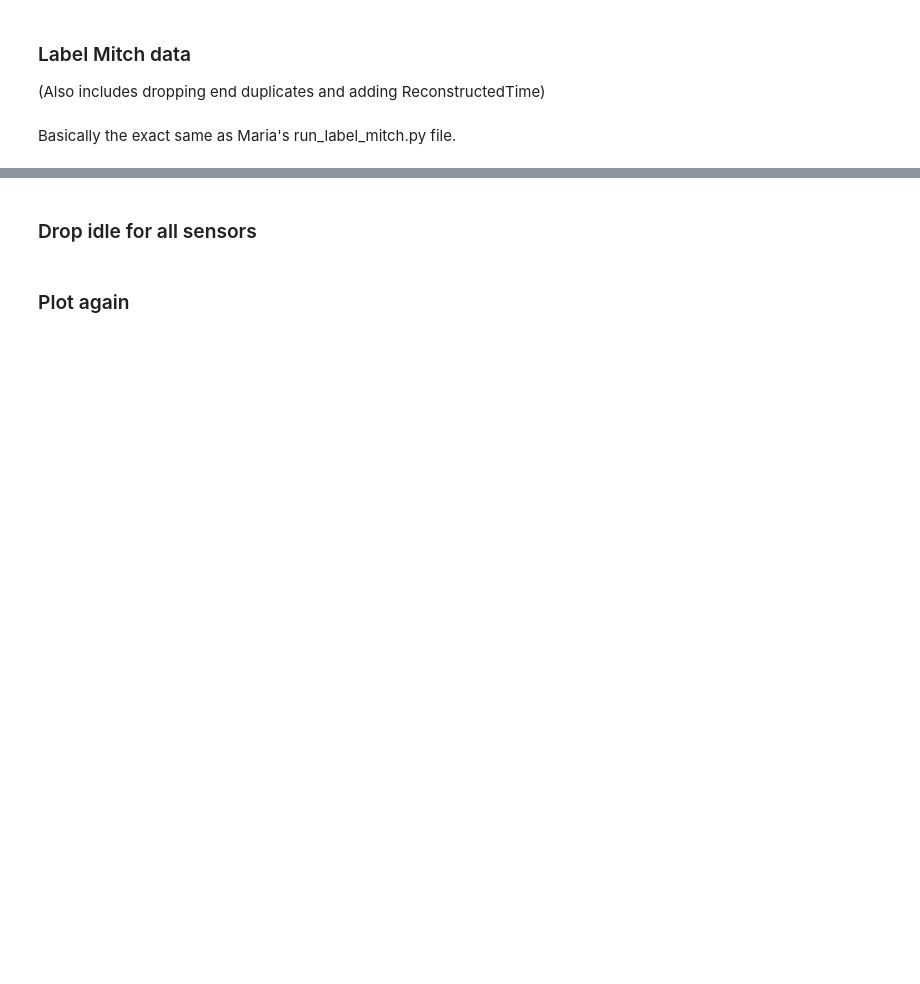
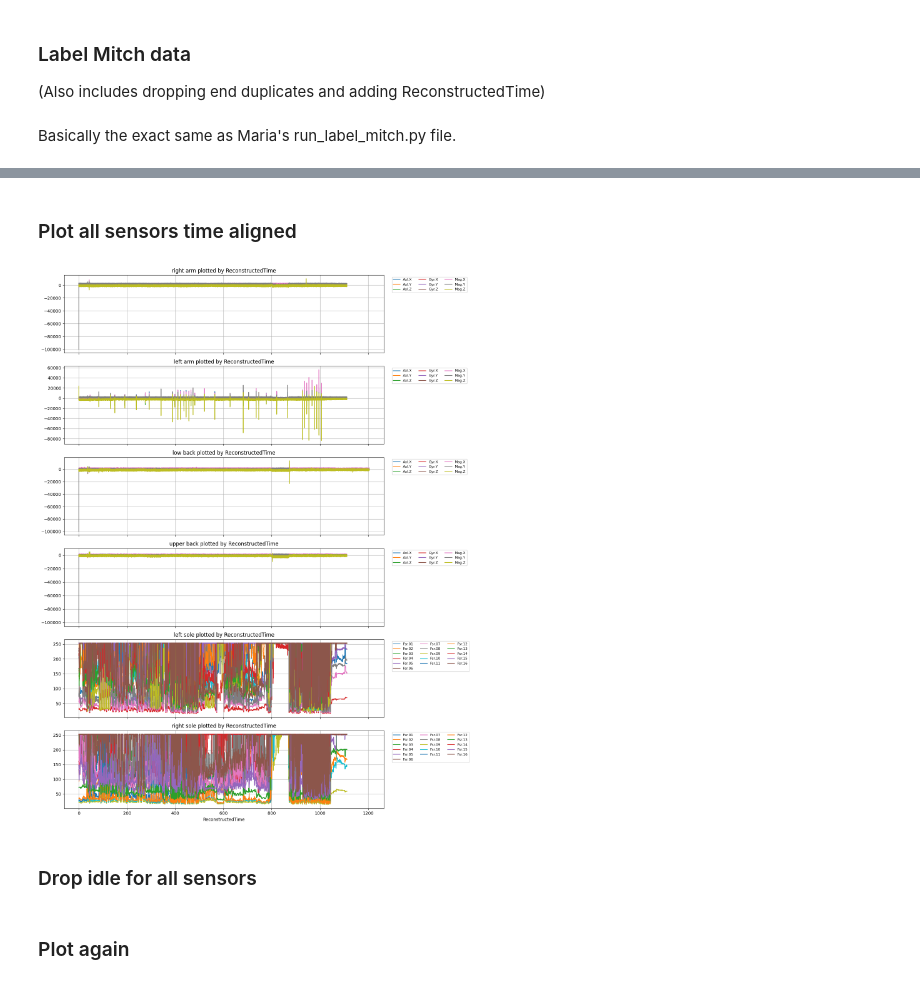
Before and after one commit to johanneloet/MasterV26, a Jupyter notebook: labeling_pipeline.ipynb, the cells around one changed output, grey strips where cells are left out. Drawn from its saved outputs; the diff is of its cells as text; code cells hidden in the pictures; blank space fills up the shorter version.

```diff
--- a/labeling_pipeline.ipynb
+++ b/labeling_pipeline.ipynb
@@ -292,3 +387,22 @@ print("left reconstr. time length", len(df_fsr_left['ReconstructedTime']))
+# %% [markdown]
+### Plot all sensors time aligned
+# %%
+df_fixed_list = [
+    pd.read_csv(fixed_time_rarm),
+    pd.read_csv(fixed_time_larm),
+    pd.read_csv(fixed_time_lb),
+    pd.read_csv(fixed_time_ub),
+    pd.read_csv(outpath_fsr_left),
+    pd.read_csv(outpath_fsr_right)
+]
+
+plot_all_sensors(
+    df_fixed_list,
+    time_mode='ReconstructedTime',
+    names = ['right arm', 'left arm', 'low back', 'upper back', 'left sole', 'right sole'],
+    )
+# %% [output]
+[figure, added]
 # %% [markdown]
 ### Drop idle for all sensors
 # %%
```
Also changed, not shown: parts of 23 cells of this notebook, 46 other files.
